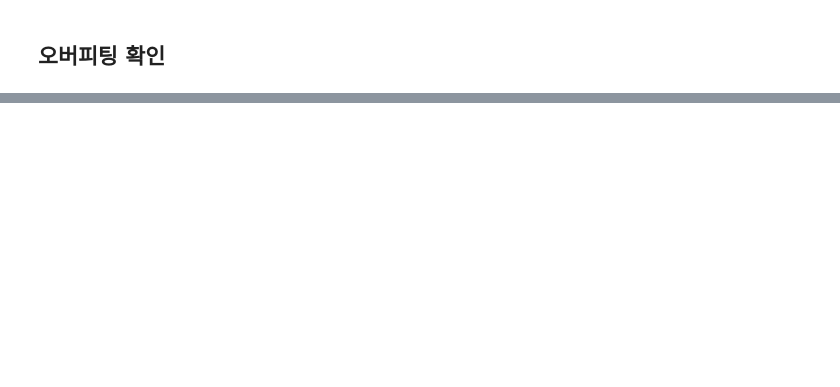
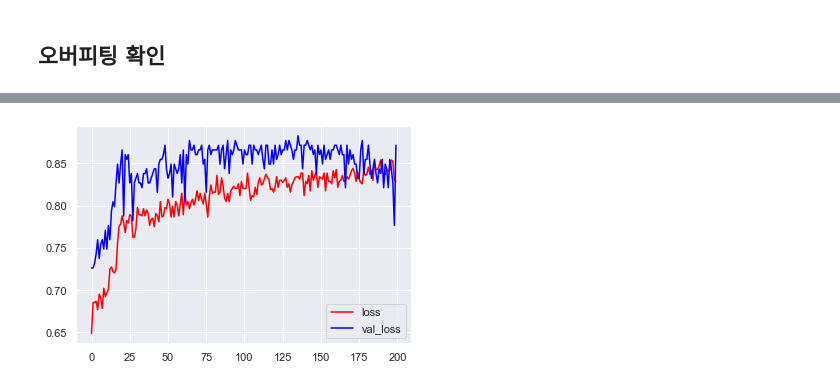
Before and after one commit to ssawwqdf/DL_practice, a Jupyter notebook: lec01_reg.ipynb, the cells around one changed output, grey strips where cells are left out. Saved outputs shown, nothing was run; the diff lists cells and outputs as text; code cells hidden in the pictures; blank space fills up the shorter version.

```diff
--- a/lec01_reg.ipynb
+++ b/lec01_reg.ipynb
@@ -239,0 +353,7 @@ plt.show()
+# %%
+plt.plot(np.arange(len(res1.history['accuracy'])), res1.history['accuracy'], c='red', label='loss')
+plt.plot(np.arange(len(res1.history['val_accuracy'])), res1.history['val_accuracy'], c='blue', label='val_loss')
+plt.legend()
+plt.show()
+# %% [output]
+[figure, added]
```
Also changed, not shown: parts of 18 cells of this notebook, 4 other files.
